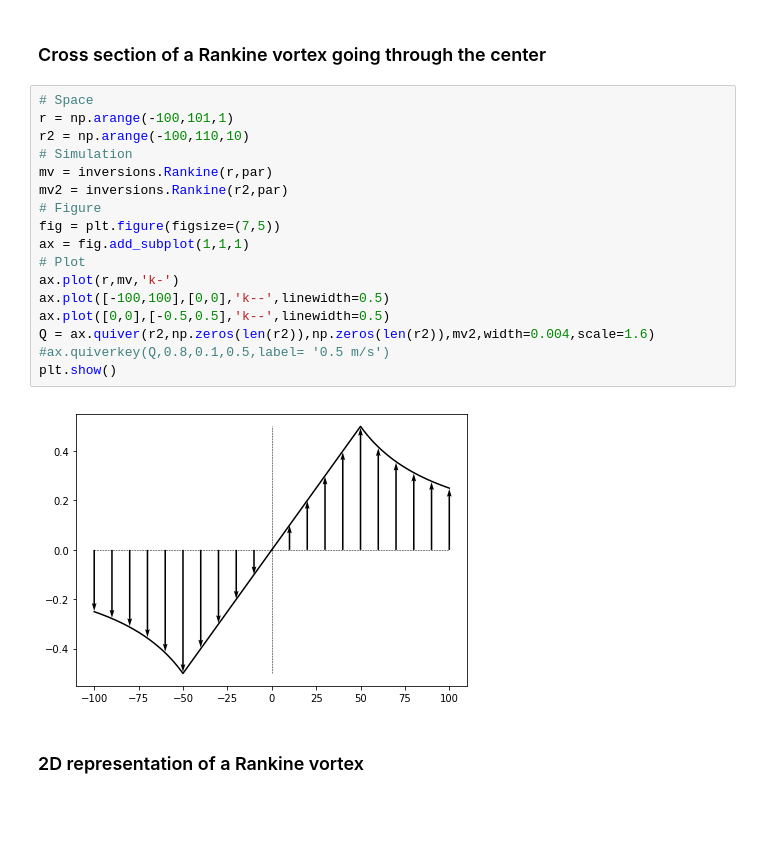
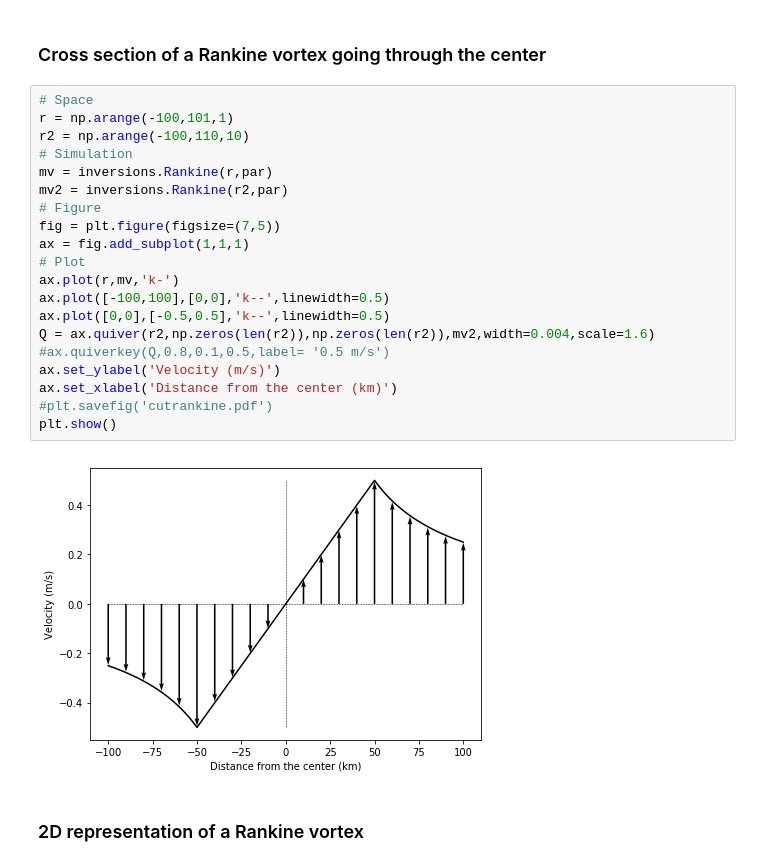
Before and after one commit to TheBobby/ADCP, a Jupyter notebook: centers.ipynb, the cells around one changed output. Drawn from its saved outputs; the diff is of its cells as text; blank space fills up the shorter version.

```diff
--- a/centers.ipynb
+++ b/centers.ipynb
@@ -41,22 +42,25 @@ par = (cR,mV)
 # %%
 # Space
 r = np.arange(-100,101,1)
 r2 = np.arange(-100,110,10)
 # Simulation
 mv = inversions.Rankine(r,par)
 mv2 = inversions.Rankine(r2,par)
 # Figure
 fig = plt.figure(figsize=(7,5))
 ax = fig.add_subplot(1,1,1)
 # Plot
 ax.plot(r,mv,'k-')
 ax.plot([-100,100],[0,0],'k--',linewidth=0.5)
 ax.plot([0,0],[-0.5,0.5],'k--',linewidth=0.5)
 Q = ax.quiver(r2,np.zeros(len(r2)),np.zeros(len(r2)),mv2,width=0.004,scale=1.6)
 #ax.quiverkey(Q,0.8,0.1,0.5,label= '0.5 m/s')
+ax.set_ylabel('Velocity (m/s)')
+ax.set_xlabel('Distance from the center (km)')
+#plt.savefig('cutrankine.pdf')
 plt.show()
 # %% [output]
-[figure, old version]
+[figure, new version]
 # %% [markdown]
 ### 2D representation of a Rankine vortex
 # %%
```
Also changed, not shown: parts of 30 cells of this notebook, 2 other files.
